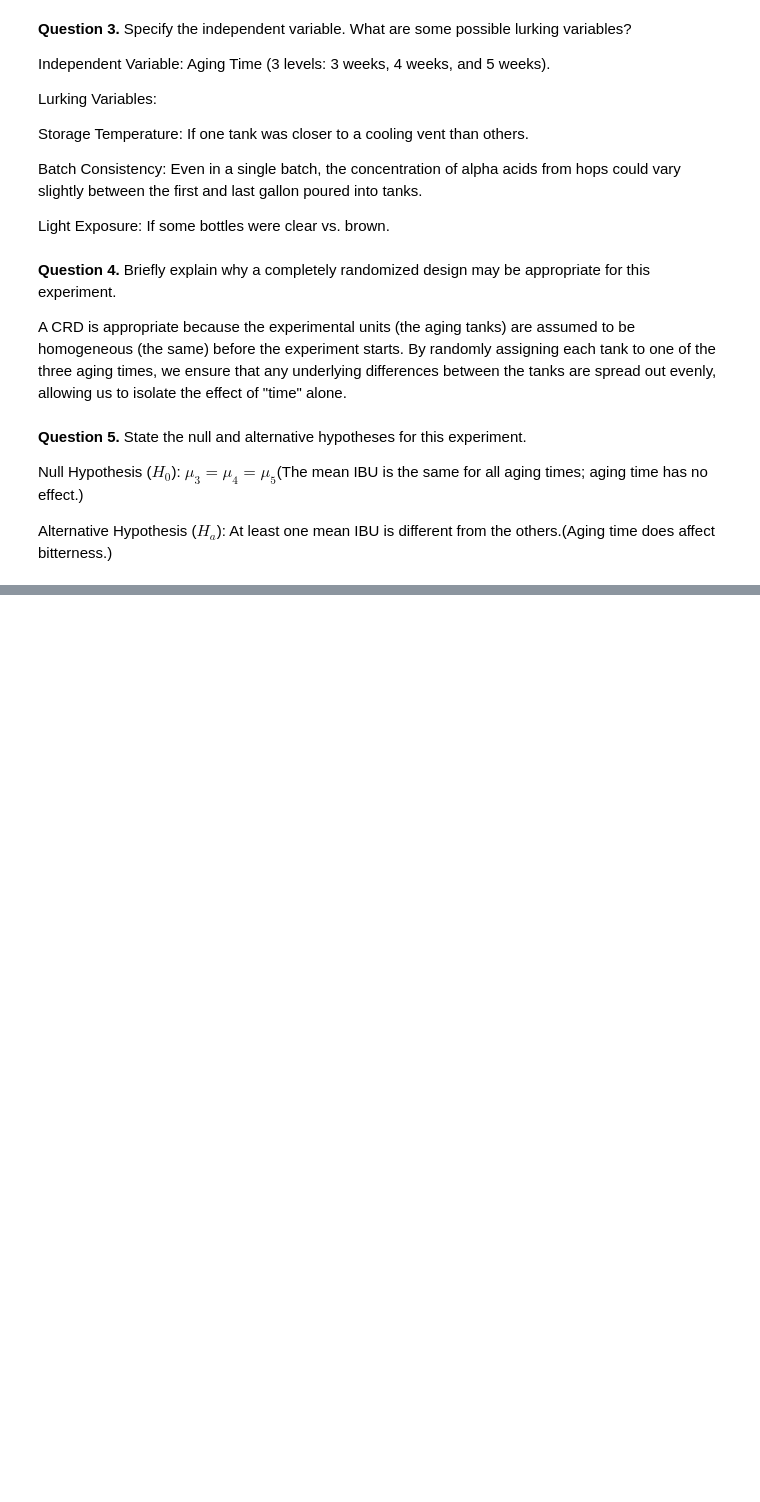
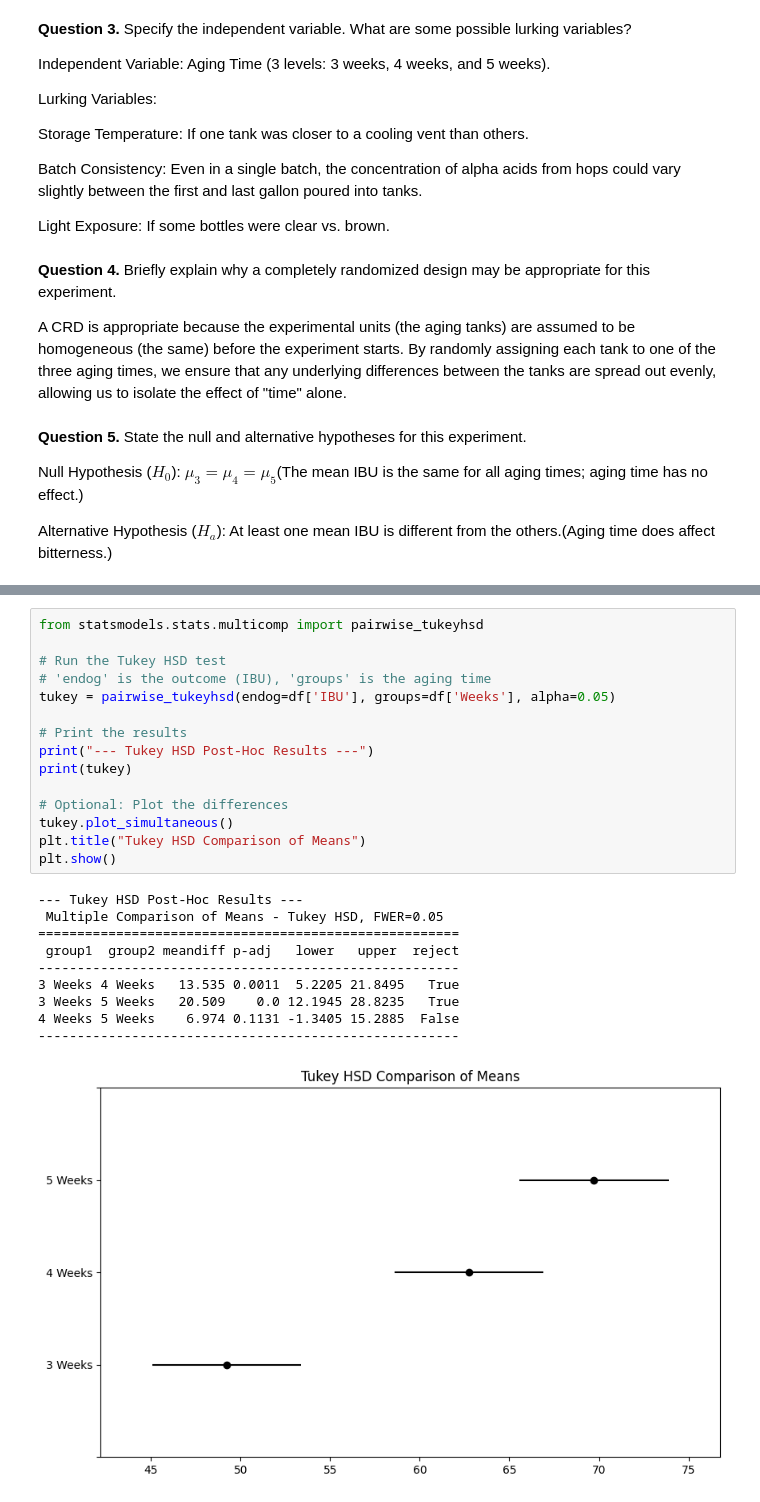
Before and after one commit to simcoematthew-cpu/STAT-7220-Applied-Experimental-Design, a Jupyter notebook: Assignments/HW1/HW-1.ipynb, the cells around one changed output, grey strips where cells are left out. Cells and saved outputs as stored; diff of their text form; blank space fills up the shorter version.

```diff
--- a/Assignments/HW1/HW-1.ipynb
+++ b/Assignments/HW1/HW-1.ipynb
@@ -82,0 +197,26 @@ plt.show()
+# %%
+from statsmodels.stats.multicomp import pairwise_tukeyhsd
+
+# Run the Tukey HSD test
+# 'endog' is the outcome (IBU), 'groups' is the aging time
+tukey = pairwise_tukeyhsd(endog=df['IBU'], groups=df['Weeks'], alpha=0.05)
+
+# Print the results
+print("--- Tukey HSD Post-Hoc Results ---")
+print(tukey)
+
+# Optional: Plot the differences
+tukey.plot_simultaneous()
+plt.title("Tukey HSD Comparison of Means")
+plt.show()
+# %% [output]
+--- Tukey HSD Post-Hoc Results ---
+ Multiple Comparison of Means - Tukey HSD, FWER=0.05
+======================================================
+ group1  group2 meandiff p-adj   lower   upper  reject
+------------------------------------------------------
+3 Weeks 4 Weeks   13.535 0.0011  5.2205 21.8495   True
+3 Weeks 5 Weeks   20.509    0.0 12.1945 28.8235   True
+4 Weeks 5 Weeks    6.974 0.1131 -1.3405 15.2885  False
+------------------------------------------------------
+[figure, added]
```
Also changed, not shown: parts of 12 cells of this notebook.
